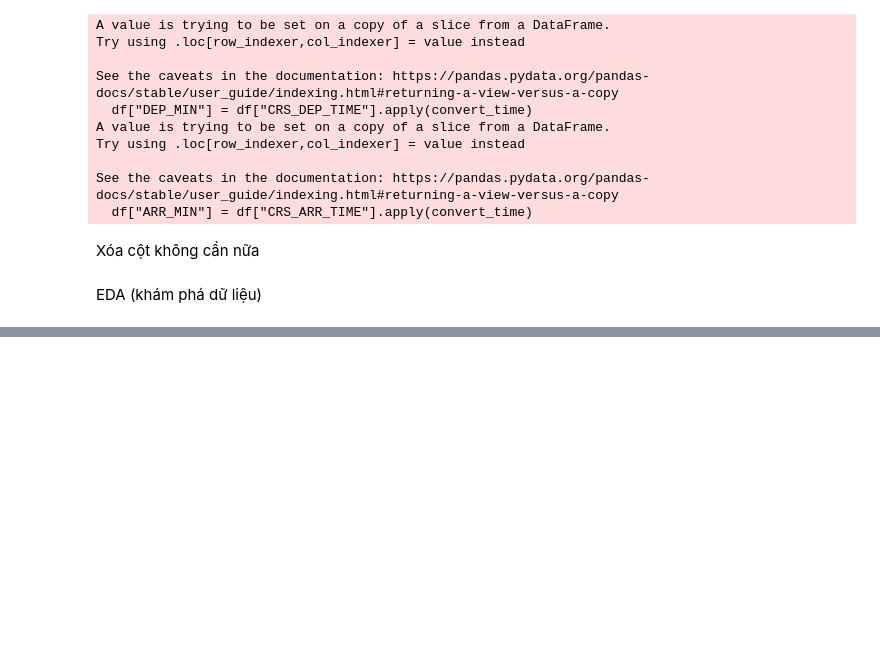
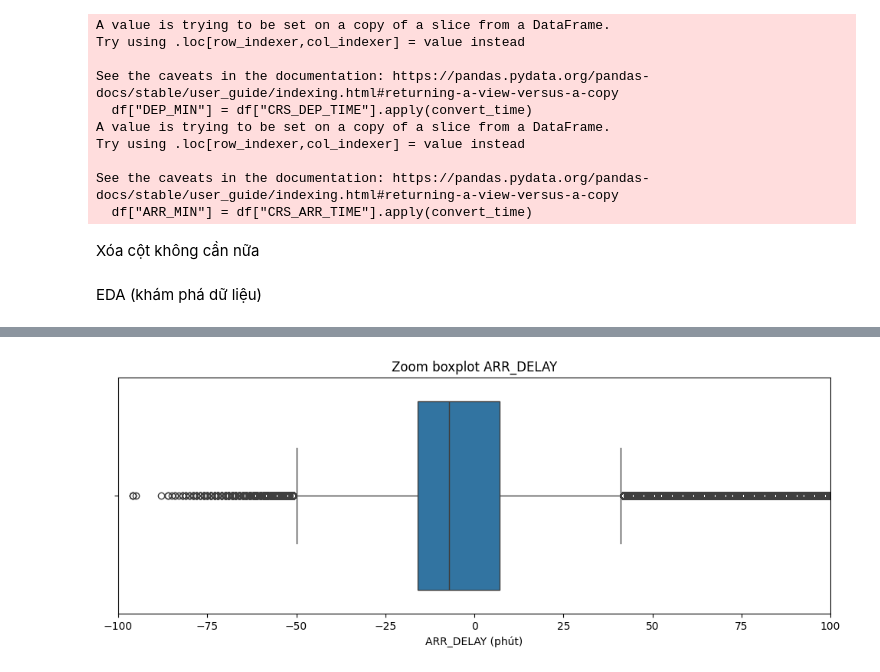
Before and after one commit to MinhPhi2504/IE313.Q12, a Jupyter notebook: flight.ipynb, the cells around one changed output, grey strips where cells are left out. Cells and saved outputs as stored; diff of their text form; code cells hidden in the pictures; blank space fills up the shorter version.

```diff
--- a/flight.ipynb
+++ b/flight.ipynb
@@ -201,0 +293,9 @@ EDA (khám phá dữ liệu)
+# %%
+plt.figure(figsize=(12,4))
+sns.boxplot(x=df['ARR_DELAY'])
+plt.xlim(-100, 100)   # Giới hạn vùng nhìn
+plt.title("Zoom boxplot ARR_DELAY")
+plt.xlabel("ARR_DELAY (phút)")
+plt.show()
+# %% [output]
+[figure, added]
```
Also changed, not shown: parts of 56 cells of this notebook.
